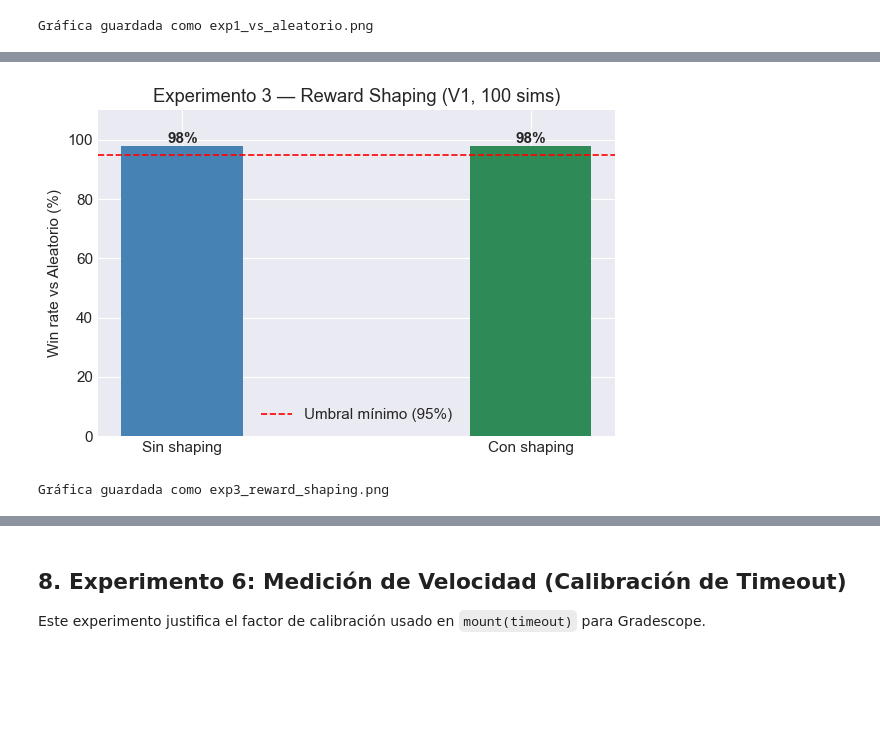
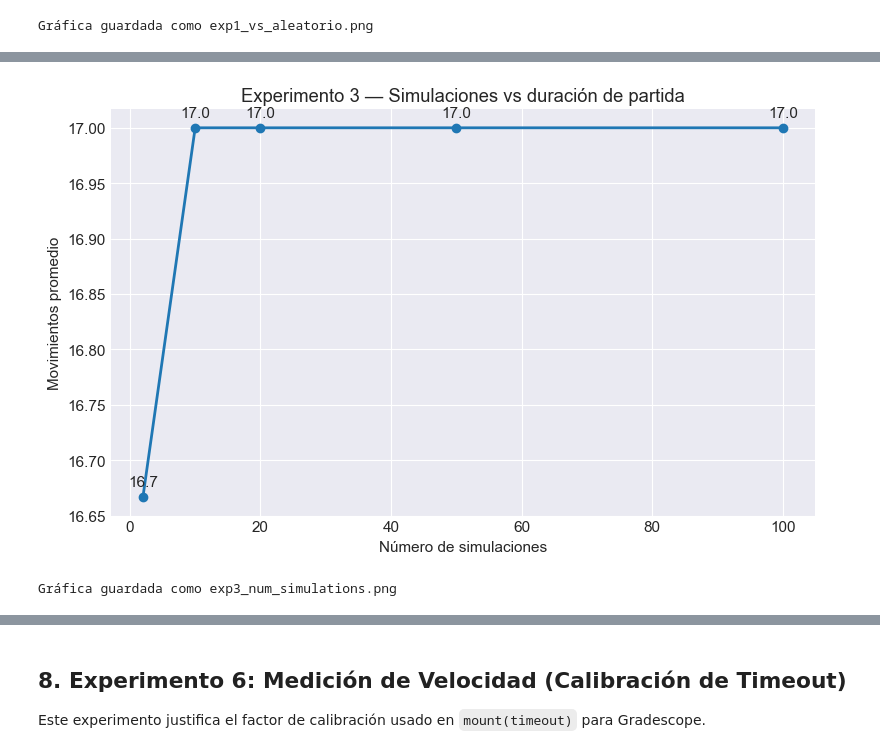
Before and after one commit to Ana3Lu/Connect4-Tournament, a Jupyter notebook: groups/Ana/entrega.ipynb, the cells around one changed output, grey strips where cells are left out. Cells and saved outputs as stored; diff of their text form; code cells hidden in the pictures; blank space fills up the shorter version.

Commit message:
Agrega  correciones y sube gráficas del agente

```diff
--- a/groups/Ana/entrega.ipynb
+++ b/groups/Ana/entrega.ipynb
@@ -271,40 +293,53 @@ Gráfica guardada como exp2_v1_vs_v2_simulations.png
 # %%
-print('Experimento 3: Reward shaping OFF vs ON')
+print('Experimento 3: Impacto de num_simulations')
 print('=' * 60)
 
-r_shape = run_tournament(
-    AnaPolicy(50, reward_shaping=False),
-    AnaPolicy(50, reward_shaping=True),
-    30,
-    'Sin shaping',
-    'Con shaping'
+sim_configs = [2, 10, 20, 50, 100]
+
+avg_moves = []
+win_rates = []
+
+for sims in sim_configs:
+
+    print(f'\nSimulaciones = {sims}')
+
+    r = run_tournament(
+        AnaPolicy(sims),
+        RandomAgent(),
+        30,
+        f'MCTS-{sims}',
+        'Random'
+    )
+
+    avg_moves.append(r['avg_moves'])
+    win_rates.append(r['win_rate_a'])
+
+# gráfica movimientos promedio
+fig, ax = plt.subplots(figsize=(8,5))
+
+ax.plot(
+    sim_configs,
+    avg_moves,
+    'o-',
+    linewidth=2
 )
 
-shape_wr = 1 - r_shape['win_rate_a']
+ax.set_xlabel('Número de simulaciones')
+ax.set_ylabel('Movimientos promedio')
+ax.set_title('Experimento 3 — Simulaciones vs duración de partida')
 
-print(f'\nWin rate shaping ON: {shape_wr:.1%}')
-
-# gráfica
-fig, ax = plt.subplots(figsize=(6,4))
-
-labels = ['Sin shaping', 'Con shaping']
-values = [r_shape['win_rate_a']*100, shape_wr*100]
-
-bars = ax.bar(labels, values, width=0.4)
-
-ax.set_ylabel('Win rate (%)')
-ax.set_title('Experimento 3 — Impacto del Reward Shaping')
-
-for bar, val in zip(bars, values):
-    ax.text(
-        bar.get_x() + bar.get_width()/2,
-        val + 1,
-        f'{val:.0f}%',
-        ha='center',
-        fontweight='bold'
+for x, y in zip(sim_configs, avg_moves):
+    ax.annotate(
+        f'{y:.1f}',
+        (x, y),
+        textcoords='offset points',
+        xytext=(0, 8),
+        ha='center'
     )
 
 plt.tight_layout()
-plt.savefig('exp3_reward_shaping.png', dpi=120)
+plt.savefig('exp3_num_simulations.png', dpi=120)
 plt.show()
+
+print('Gráfica guardada como exp3_num_simulations.png')
 # %% [output]
@@ -323,3 +363,3 @@ Diferencia: +0.0%
-[figure, old version]
+[figure, new version]
-Gráfica guardada como exp3_reward_shaping.png
+Gráfica guardada como exp3_num_simulations.png
 # %% [markdown]
```
Also changed, not shown: parts of 14 cells of this notebook, 6 other files.
